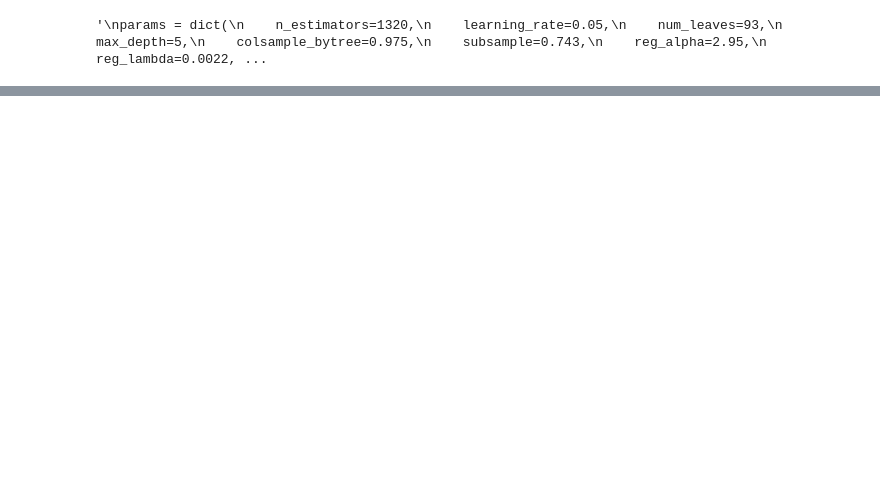
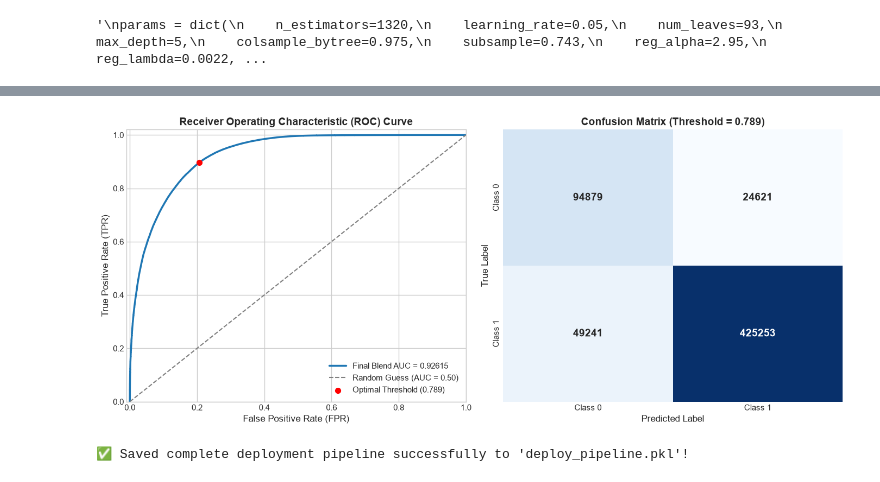
Before and after one commit to binhhy14/LoanPayBack, a Jupyter notebook: Preprocessing.ipynb, the cells around one changed output, grey strips where cells are left out. Cells and saved outputs as stored; diff of their text form; code cells hidden in the pictures; blank space fills up the shorter version.

```diff
--- a/Preprocessing.ipynb
+++ b/Preprocessing.ipynb
@@ -39,18 +45,20 @@ Highly skewed columns: ['annual_income', 'debt_to_income_ratio']
 # %% [markdown]
 ## Outliers (IQR)
 # %%
+iqr_bounds = {}
 for col in numerical_features:
     Q1 = train[col].quantile(0.25)
     Q3 = train[col].quantile(0.75)
     IQR = Q3 - Q1
     lower_bound = Q1 - 1.5 * IQR
     upper_bound = Q3 + 1.5 * IQR
+    iqr_bounds[col] = (lower_bound, upper_bound)
+
     train[col] = train[col].clip(lower=lower_bound, upper=upper_bound)
     test[col] = test[col].clip(lower=lower_bound, upper=upper_bound)
 # %%
 target = 'loan_paid_back'
-cols = train.columns
-cols = cols.drop('loan_paid_back')
+cols = train.columns.drop(target)
 # %% [markdown]
 ## Target Encoding
 # %%
@@ -89,4 +92,6 @@ train , test = target_encoding(train, test)
 # %%
+freq_maps = {col: train[col].value_counts().to_dict() for col in cols}
+bin_edges_dict = {}
 def create_frequency_features(df, df_test):
 
     # Pre-allocate DataFrames for new features to avoid fragmentation
@@ -98,24 +103,26 @@ def create_frequency_features(df, df_test):
     for col in cols:
         # --- Frequency encoding ---
         freq = df[col].value_counts()
-        df[f"{col}_freq"] = df[col].map(freq)
+        freq_features_train[f"{col}_freq"] = df[col].map(freq)
         freq_features_test[f"{col}_freq"] = df_test[col].map(freq).fillna(freq.mean())
 
         # --- Quantile binning for numeric columns ---
         if col in numerical_features:
+            bin_edges_dict[col] = {}
             for q in [5, 10, 15]:
                 try:
                     train_bins, bins = pd.qcut(df[col], q=q, labels=False, retbins=True, duplicates="drop")
                     bin_features_train[f"{col}_bin{q}"] = train_bins
                     bin_features_test[f"{col}_bin{q}"] = pd.cut(df_test[col], bins=bins, labels=False, include_lowest=True)
+                    bin_edges_dict[col][q] = bins
                 except Exception:
                     bin_features_train[f"{col}_bin{q}"] = 0
                     bin_features_test[f"{col}_bin{q}"] = 0
+                    bin_edges_dict[col][q] = None
 
     # Concatenate all new features at once
     df = pd.concat([df, freq_features_train, bin_features_train], axis=1)
     df_test = pd.concat([df_test, freq_features_test, bin_features_test], axis=1)
-
     return df, df_test
 
 train, test = create_frequency_features(train, test)
@@ -269,9 +233,6 @@ encoded_test_df = pd.DataFrame(encoded_test,
 # Concatenate back
 train = pd.concat([train.drop(columns=onehot_cols), encoded_train_df], axis=1)
 test = pd.concat([test.drop(columns=onehot_cols), encoded_test_df], axis=1)
-# %%
-train['credit_rank'] = train['grade'] * 10 + train['subgrade']
-test['credit_rank']  = test['grade'] * 10 + test['subgrade']
 # %%
 X = train.drop('loan_paid_back',axis=1)
 y = train['loan_paid_back']
@@ -603,0 +452,62 @@ print("✅ Saved ensemble model successfully to 'blend_ensemble_model.pkl'")
+# %%
+# ==========================================
+# 5. THRESHOLD OPTIMIZATION & DEPLOYMENT ARTIFACTS
+# ==========================================
+
+auc_score = roc_auc_score(y, oof_final)
+fpr, tpr, thresholds = roc_curve(y, oof_final)
+optimal_idx = np.argmax(tpr - fpr)
+best_threshold = thresholds[optimal_idx]
+
+y_pred_binary = (oof_final >= best_threshold).astype(int)
+cm = confusion_matrix(y, y_pred_binary)
+
+# Diagnostic Plots
+plt.style.use('seaborn-v0_8-whitegrid' if 'seaborn-v0_8-whitegrid' in plt.style.available else 'default')
+fig, axes = plt.subplots(1, 2, figsize=(14, 6))
+
+axes[0].plot(fpr, tpr, color='#1f77b4', lw=2.5, label=f'Final Blend AUC = {auc_score:.5f}')
+axes[0].plot([0, 1], [0, 1], color='gray', linestyle='--', lw=1.5, label='Random Guess (AUC = 0.50)')
+axes[0].scatter(fpr[optimal_idx], tpr[optimal_idx], color='red', s=50, zorder=5, label=f'Optimal Threshold ({best_threshold:.3f})')
+axes[0].set_xlim([-0.01, 1.0])
+axes[0].set_ylim([0.0, 1.02])
+axes[0].set_xlabel('False Positive Rate (FPR)', fontsize=12)
+axes[0].set_ylabel('True Positive Rate (TPR)', fontsize=12)
+axes[0].set_title('Receiver Operating Characteristic (ROC) Curve', fontsize=14, fontweight='bold')
+axes[0].legend(loc='lower right', fontsize=11)
+
+sns.heatmap(cm, annot=True, fmt='d', cmap='Blues', cbar=False, ax=axes[1], annot_kws={'size': 14, 'weight': 'bold'})
+axes[1].set_xlabel('Predicted Label', fontsize=12)
+axes[1].set_ylabel('True Label', fontsize=12)
+axes[1].set_title(f'Confusion Matrix (Threshold = {best_threshold:.3f})', fontsize=14, fontweight='bold')
+axes[1].set_xticklabels(['Class 0', 'Class 1'], fontsize=11)
+axes[1].set_yticklabels(['Class 0', 'Class 1'], fontsize=11)
+
+plt.tight_layout()
+plt.show()
+
+# Export Pickle Artifacts
+deploy_artifacts = {
+    'skewed_cols': skewed_cols,
+    'numerical_features': numerical_features,
+    'iqr_bounds': iqr_bounds,
+    'target_maps': global_target_maps,
+    'freq_maps': freq_maps,
+    'bin_edges': bin_edges_dict,
+    'ohe': ohe,
+    'onehot_cols': onehot_cols,
+    'lgb_models': lgb_models,
+    'xgb_models': xgb_models,
+    'cat_models': cat_models,
+    'weights': [w_lgb, w_xgb, w_cat],
+    'best_threshold': best_threshold,
+    'feature_names': X.columns.tolist()
+}
+
+with open('deploy_pipeline.pkl', 'wb') as f:
+    pickle.dump(deploy_artifacts, f)
+
+print("✅ Saved complete deployment pipeline successfully to 'deploy_pipeline.pkl'!")
+# %% [output]
+[figure, added]
+✅ Saved complete deployment pipeline successfully to 'deploy_pipeline.pkl'!
```
Also changed, not shown: parts of 14 cells of this notebook, 8 other files.
